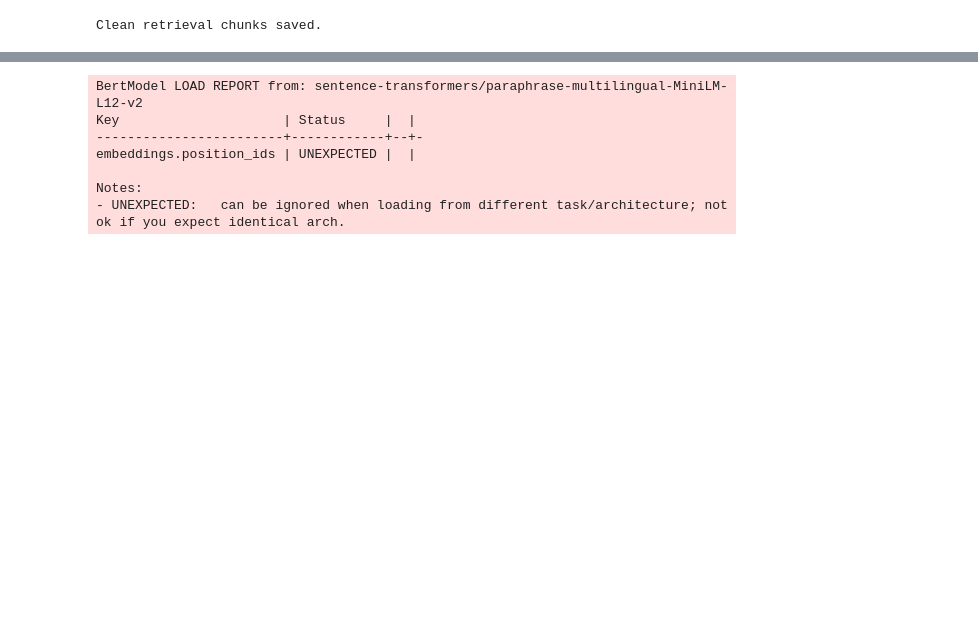
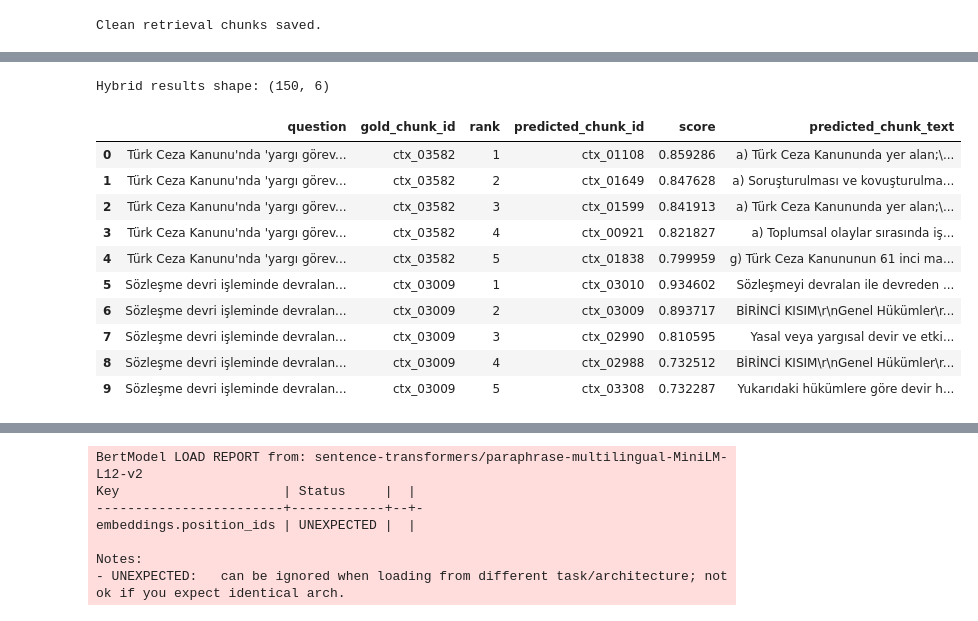
Before and after one commit to Kutay11019/turkish-legal-rag, a Jupyter notebook: notebooks/01_dataset_exploration.ipynb, the cells around one changed output, grey strips where cells are left out. Saved outputs shown, nothing was run; the diff lists cells and outputs as text; code cells hidden in the pictures; blank space fills up the shorter version.

```diff
--- a/notebooks/01_dataset_exploration.ipynb
+++ b/notebooks/01_dataset_exploration.ipynb
@@ -710,0 +1529,12 @@ Loaded chunks: (4460, 1)
+# %%
+from rank_bm25 import BM25Okapi
+import numpy as np
+
+tokenized_corpus = [
+    str(text).lower().split()
+    for text in chunks_df["chunk_text"].tolist()
+]
+
+bm25 = BM25Okapi(tokenized_corpus)
+
+print("BM25 corpus size:", len(tokenized_corpus))
@@ -710,0 +1707,6 @@ Loaded chunks: (4460, 1)
+# %%
+def min_max_normalize(arr):
+    arr = np.array(arr, dtype=float)
+    if arr.max() == arr.min():
+        return np.zeros_like(arr)
+    return (arr - arr.min()) / (arr.max() - arr.min())
@@ -710,0 +1783,47 @@ Loaded chunks: (4460, 1)
+# %%
+import pandas as pd
+import math
+
+all_results_hybrid = []
+
+for _, row in eval_df.iterrows():
+    question = row["soru"]
+    gold_chunk_id = row["gold_chunk_id"]
+
+    retrieved = hybrid_retrieve_top_k(
+        query=question,
+        model=embedding_model,
+        index=index,
+        chunks_df=chunks_df,
+        bm25=bm25,
+        k=5,
+        alpha=0.6
+    )
+
+    for item in retrieved:
+        all_results_hybrid.append({
+            "question": question,
+            "gold_chunk_id": gold_chunk_id,
+            "rank": item["rank"],
+            "predicted_chunk_id": item["chunk_id"],
+            "score": item["score"],
+            "predicted_chunk_text": item["chunk_text"]
+        })
+
+results_hybrid_df = pd.DataFrame(all_results_hybrid)
+
+print("Hybrid results shape:", results_hybrid_df.shape)
+results_hybrid_df.head(10)
+# %% [output]
+Hybrid results shape: (150, 6)
+|  | question | gold_chunk_id | rank | predicted_chunk_id | score | predicted_chunk_text |
+| 0 | Türk Ceza Kanunu'nda 'yargı görev... | ctx_03582 | 1 | ctx_01108 | 0.859286 | a) Türk Ceza Kanununda yer alan;\... |
+| 1 | Türk Ceza Kanunu'nda 'yargı görev... | ctx_03582 | 2 | ctx_01649 | 0.847628 | a) Soruşturulması ve kovuşturulma... |
+| 2 | Türk Ceza Kanunu'nda 'yargı görev... | ctx_03582 | 3 | ctx_01599 | 0.841913 | a) Türk Ceza Kanununda yer alan;\... |
+| 3 | Türk Ceza Kanunu'nda 'yargı görev... | ctx_03582 | 4 | ctx_00921 | 0.821827 | a) Toplumsal olaylar sırasında iş... |
+| 4 | Türk Ceza Kanunu'nda 'yargı görev... | ctx_03582 | 5 | ctx_01838 | 0.799959 | g) Türk Ceza Kanununun 61 inci ma... |
+| 5 | Sözleşme devri işleminde devralan... | ctx_03009 | 1 | ctx_03010 | 0.934602 | Sözleşmeyi devralan ile devreden ... |
+| 6 | Sözleşme devri işleminde devralan... | ctx_03009 | 2 | ctx_03009 | 0.893717 | BİRİNCİ KISIM\r\nGenel Hükümler\r... |
+| 7 | Sözleşme devri işleminde devralan... | ctx_03009 | 3 | ctx_02990 | 0.810595 | Yasal veya yargısal devir ve etki... |
+| 8 | Sözleşme devri işleminde devralan... | ctx_03009 | 4 | ctx_02988 | 0.732512 | BİRİNCİ KISIM\r\nGenel Hükümler\r... |
+| 9 | Sözleşme devri işleminde devralan... | ctx_03009 | 5 | ctx_03308 | 0.732287 | Yukarıdaki hükümlere göre devir h... |
```
Also changed, not shown: parts of 78 cells of this notebook.
